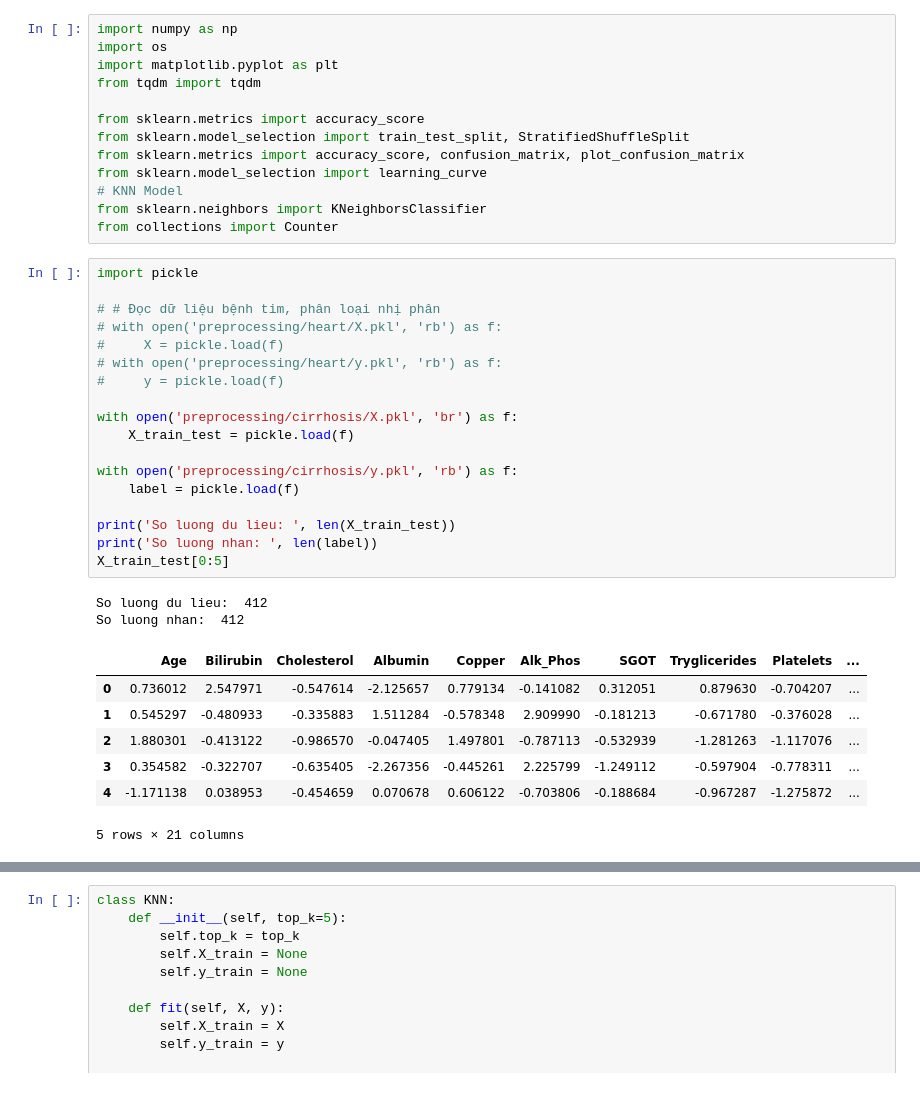
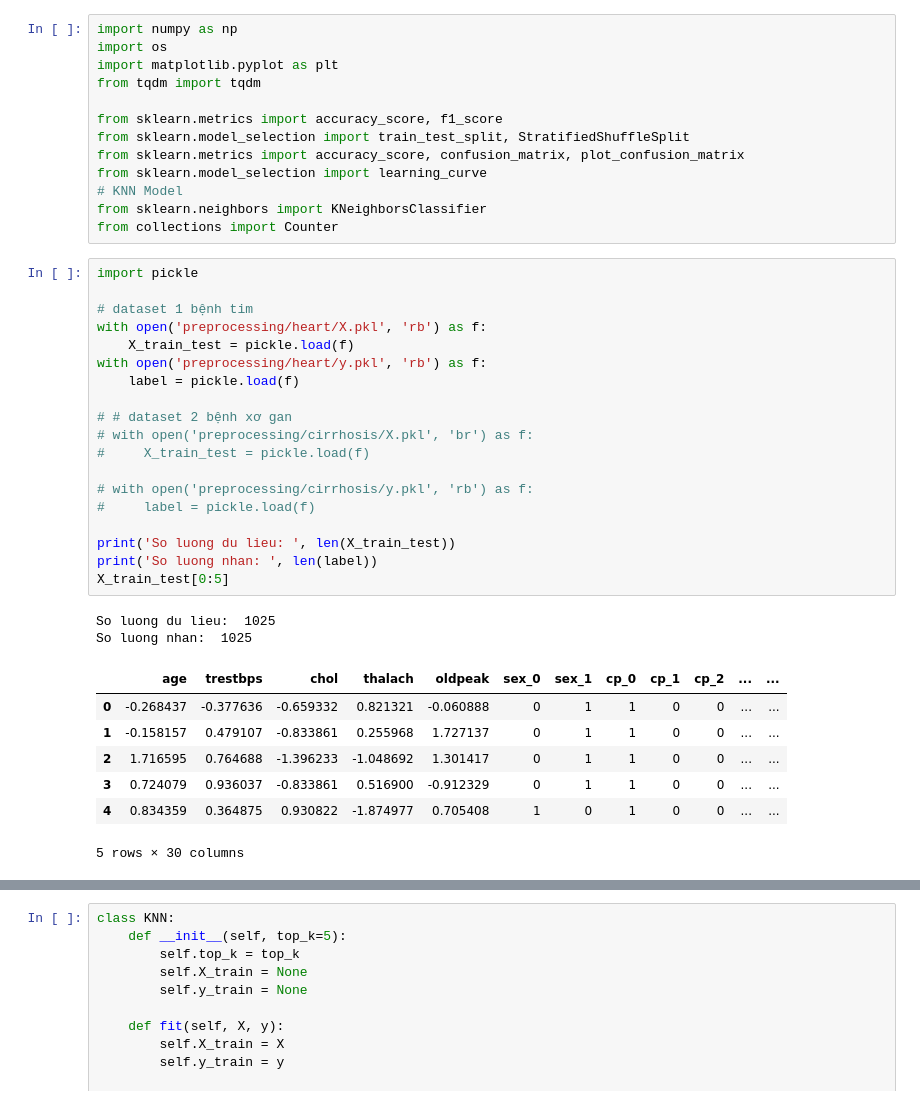
Before and after one commit to ddotu2612/BTL_MachineLearning, a Jupyter notebook: KNN_TuCode.ipynb, the cells around one changed output, grey strips where cells are left out. Cells and saved outputs as stored; diff of their text form.

```diff
--- a/KNN_TuCode.ipynb
+++ b/KNN_TuCode.ipynb
@@ -4,7 +4,7 @@ import os
 import matplotlib.pyplot as plt
 from tqdm import tqdm
 
-from sklearn.metrics import accuracy_score
+from sklearn.metrics import accuracy_score, f1_score
 from sklearn.model_selection import train_test_split, StratifiedShuffleSplit
 from sklearn.metrics import accuracy_score, confusion_matrix, plot_confusion_matrix
 from sklearn.model_selection import learning_curve
@@ -14,29 +14,30 @@ from collections import Counter
 # %%
 import pickle
 
-# # Đọc dữ liệu bệnh tim, phân loại nhị phân
-# with open('preprocessing/heart/X.pkl', 'rb') as f:
-#     X = pickle.load(f)
-# with open('preprocessing/heart/y.pkl', 'rb') as f:
-#     y = pickle.load(f)
+# dataset 1 bệnh tim
+with open('preprocessing/heart/X.pkl', 'rb') as f:
+    X_train_test = pickle.load(f)
+with open('preprocessing/heart/y.pkl', 'rb') as f:
+    label = pickle.load(f)
 
-with open('preprocessing/cirrhosis/X.pkl', 'br') as f:
-    X_train_test = pickle.load(f)
+# # dataset 2 bệnh xơ gan
+# with open('preprocessing/cirrhosis/X.pkl', 'br') as f:
+#     X_train_test = pickle.load(f)
 
-with open('preprocessing/cirrhosis/y.pkl', 'rb') as f:
-    label = pickle.load(f)
+# with open('preprocessing/cirrhosis/y.pkl', 'rb') as f:
+#     label = pickle.load(f)
 
 print('So luong du lieu: ', len(X_train_test))
 print('So luong nhan: ', len(label))
 X_train_test[0:5]
 # %% [output]
-So luong du lieu:  412
-So luong nhan:  412
+So luong du lieu:  1025
+So luong nhan:  1025
-|  | Age | Bilirubin | Cholesterol | Albumin | Copper | Alk_Phos | SGOT | Tryglicerides | Platelets | ... |
-| 0 | 0.736012 | 2.547971 | -0.547614 | -2.125657 | 0.779134 | -0.141082 | 0.312051 | 0.879630 | -0.704207 | ... |
-| 1 | 0.545297 | -0.480933 | -0.335883 | 1.511284 | -0.578348 | 2.909990 | -0.181213 | -0.671780 | -0.376028 | ... |
-| 2 | 1.880301 | -0.413122 | -0.986570 | -0.047405 | 1.497801 | -0.787113 | -0.532939 | -1.281263 | -1.117076 | ... |
-| 3 | 0.354582 | -0.322707 | -0.635405 | -2.267356 | -0.445261 | 2.225799 | -1.249112 | -0.597904 | -0.778311 | ... |
-| 4 | -1.171138 | 0.038953 | -0.454659 | 0.070678 | 0.606122 | -0.703806 | -0.188684 | -0.967287 | -1.275872 | ... |
+|  | age | trestbps | chol | thalach | oldpeak | sex_0 | sex_1 | cp_0 | cp_1 | cp_2 | ... | ... |
+| 0 | -0.268437 | -0.377636 | -0.659332 | 0.821321 | -0.060888 | 0 | 1 | 1 | 0 | 0 | ... | ... |
+| 1 | -0.158157 | 0.479107 | -0.833861 | 0.255968 | 1.727137 | 0 | 1 | 1 | 0 | 0 | ... | ... |
+| 2 | 1.716595 | 0.764688 | -1.396233 | -1.048692 | 1.301417 | 0 | 1 | 1 | 0 | 0 | ... | ... |
+| 3 | 0.724079 | 0.936037 | -0.833861 | 0.516900 | -0.912329 | 0 | 1 | 1 | 0 | 0 | ... | ... |
+| 4 | 0.834359 | 0.364875 | 0.930822 | -1.874977 | 0.705408 | 1 | 0 | 1 | 0 | 0 | ... | ... |
-5 rows × 21 columns
+5 rows × 30 columns
 # %%
```
Also changed, not shown: parts of 9 cells of this notebook, 1 other file.
